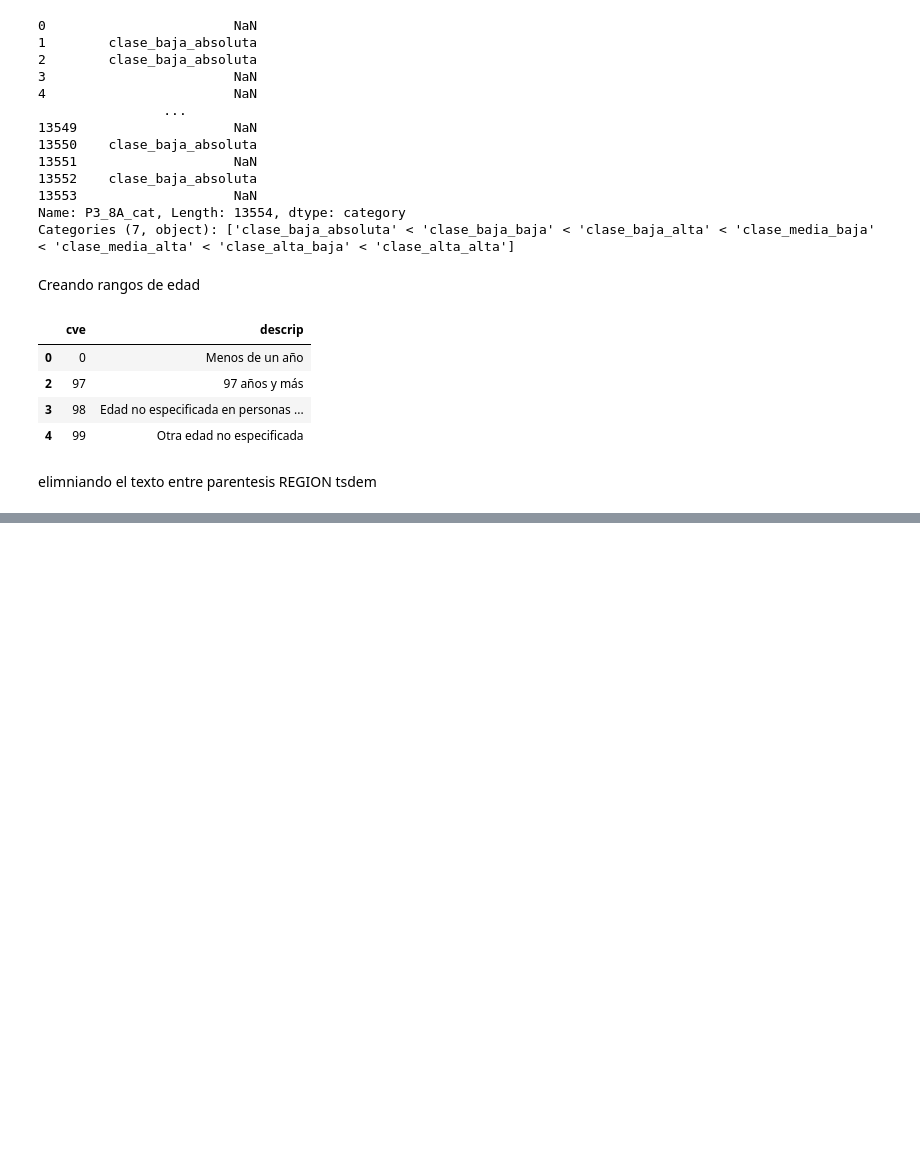
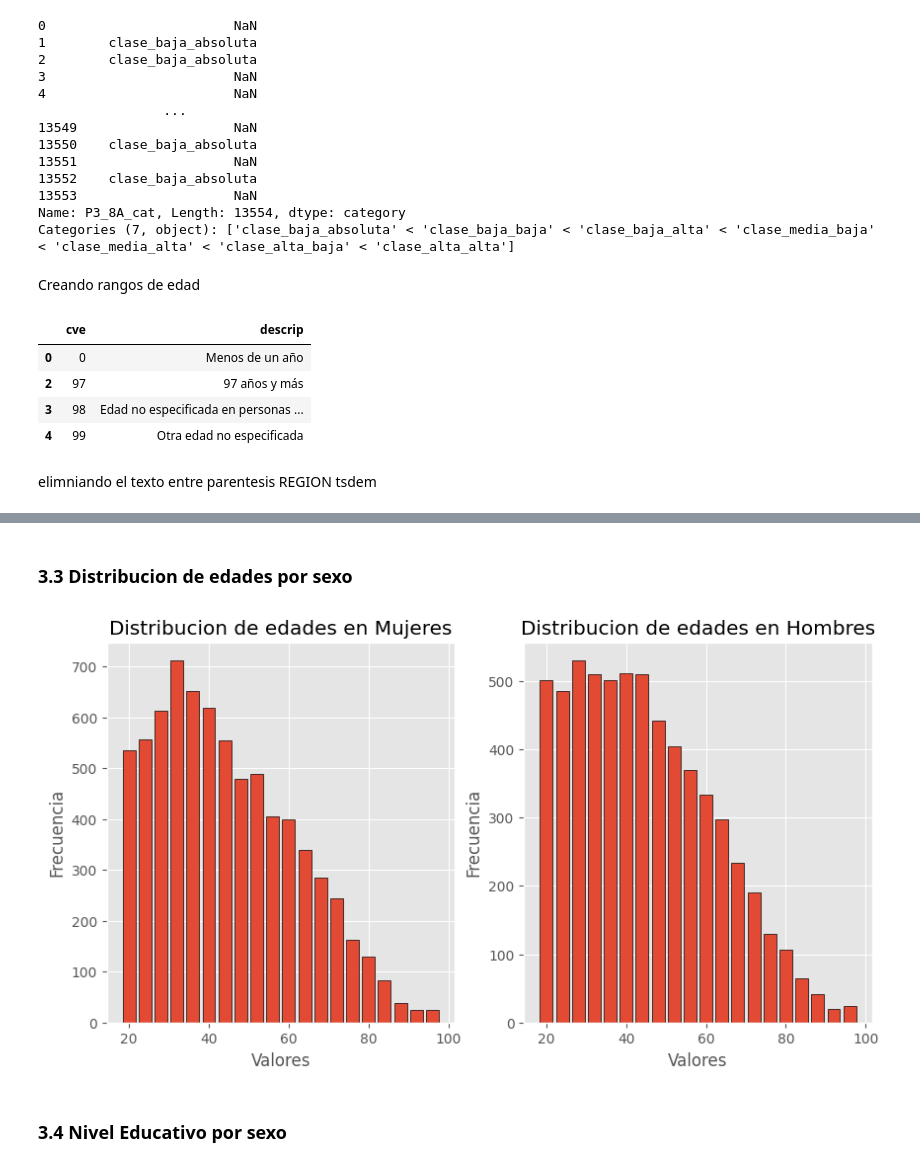
Before and after one commit to luiscarp/Analisis_ENIF, a Jupyter notebook: ENIF.ipynb, the cells around one changed output, grey strips where cells are left out. Drawn from its saved outputs; the diff is of its cells as text; code cells hidden in the pictures; blank space fills up the shorter version.

```diff
--- a/ENIF.ipynb
+++ b/ENIF.ipynb
@@ -506,0 +571,20 @@ Categories (6, object): ['Centro Sur y Oriente (Estado de México, Hidal..., 'Ci
+# %% [markdown]
+### 3.3 Distribucion de edades por sexo
+# %%
+fig, axs = plt.subplots(1, 2, figsize=(10, 5))  # 1 fila y 2 columnas
+
+axs[0].hist(tmodulo['df']['EDAD'][tmodulo['df']["SEXO"] == "Mujer"], bins=20,edgecolor='black', rwidth=0.8)
+axs[0].set_xlabel('Valores')
+axs[0].set_ylabel('Frecuencia')
+axs[0].set_title('Distribucion de edades en Mujeres')
+
+axs[1].hist(tmodulo['df']['EDAD'][tmodulo['df']["SEXO"] == "Hombre"], bins=20, edgecolor='black', rwidth=0.8)
+axs[1].set_xlabel('Valores')
+axs[1].set_ylabel('Frecuencia')
+axs[1].set_title('Distribucion de edades en Hombres')
+
+plt.show()
+# %% [output]
+[figure, added]
+# %% [markdown]
+### 3.4 Nivel Educativo por sexo
```
Also changed, not shown: parts of 21 cells of this notebook.
